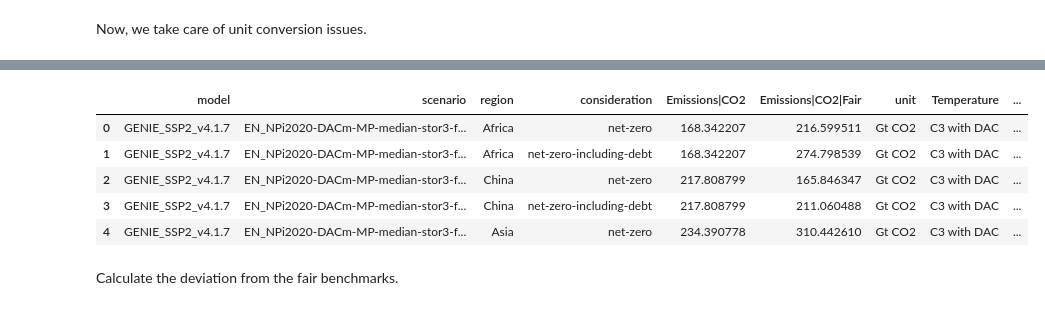
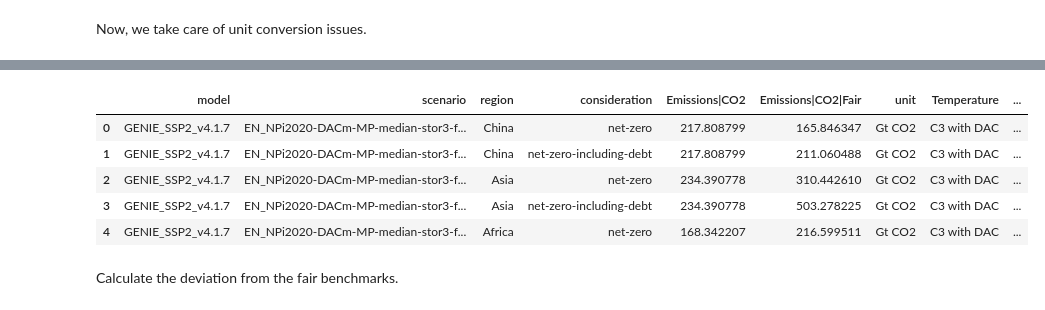
Before and after one commit to iiasa/gidden_brutschin_et_al_2023, a Jupyter notebook: figures/equity/00_prepare_data.ipynb, the cells around one changed output, grey strips where cells are left out. Drawn from its saved outputs; the diff is of its cells as text; code cells hidden in the pictures.

```diff
--- a/figures/equity/00_prepare_data.ipynb
+++ b/figures/equity/00_prepare_data.ipynb
@@ -301,7 +262,7 @@ fair_budget_final
 |  |  |  | net-zero-including-debt | 20.718103 | 28.525094 | Gt CO2 |
 110 rows × 3 columns
 # %%
-fig5_col1_data = (
+fig8_data = (
     pd.merge(
         fair_budget_final.reset_index(),
         scens,
@@ -311,14 +272,14 @@ fig5_col1_data = (
     .drop(columns=['Model','Scenario'])
 )
 # %%
-fig5_col1_data.head()
+fig8_data.head()
 # %% [output]
 |  | model | scenario | region | consideration | Emissions|CO2 | Emissions|CO2|Fair | unit | Temperature | ... |
-| 0 | GENIE_SSP2_v4.1.7 | EN_NPi2020-DACm-MP-median-stor3-f... | Africa | net-zero | 168.342207 | 216.599511 | Gt CO2 | C3 with DAC | ... |
-| 1 | GENIE_SSP2_v4.1.7 | EN_NPi2020-DACm-MP-median-stor3-f... | Africa | net-zero-including-debt | 168.342207 | 274.798539 | Gt CO2 | C3 with DAC | ... |
-| 2 | GENIE_SSP2_v4.1.7 | EN_NPi2020-DACm-MP-median-stor3-f... | China | net-zero | 217.808799 | 165.846347 | Gt CO2 | C3 with DAC | ... |
-| 3 | GENIE_SSP2_v4.1.7 | EN_NPi2020-DACm-MP-median-stor3-f... | China | net-zero-including-debt | 217.808799 | 211.060488 | Gt CO2 | C3 with DAC | ... |
-| 4 | GENIE_SSP2_v4.1.7 | EN_NPi2020-DACm-MP-median-stor3-f... | Asia | net-zero | 234.390778 | 310.442610 | Gt CO2 | C3 with DAC | ... |
+| 0 | GENIE_SSP2_v4.1.7 | EN_NPi2020-DACm-MP-median-stor3-f... | China | net-zero | 217.808799 | 165.846347 | Gt CO2 | C3 with DAC | ... |
+| 1 | GENIE_SSP2_v4.1.7 | EN_NPi2020-DACm-MP-median-stor3-f... | China | net-zero-including-debt | 217.808799 | 211.060488 | Gt CO2 | C3 with DAC | ... |
+| 2 | GENIE_SSP2_v4.1.7 | EN_NPi2020-DACm-MP-median-stor3-f... | Asia | net-zero | 234.390778 | 310.442610 | Gt CO2 | C3 with DAC | ... |
+| 3 | GENIE_SSP2_v4.1.7 | EN_NPi2020-DACm-MP-median-stor3-f... | Asia | net-zero-including-debt | 234.390778 | 503.278225 | Gt CO2 | C3 with DAC | ... |
+| 4 | GENIE_SSP2_v4.1.7 | EN_NPi2020-DACm-MP-median-stor3-f... | Africa | net-zero | 168.342207 | 216.599511 | Gt CO2 | C3 with DAC | ... |
 # %% [markdown]
 Calculate the deviation from the fair benchmarks.
 # %%
```
Also changed, not shown: parts of 10 cells of this notebook.
